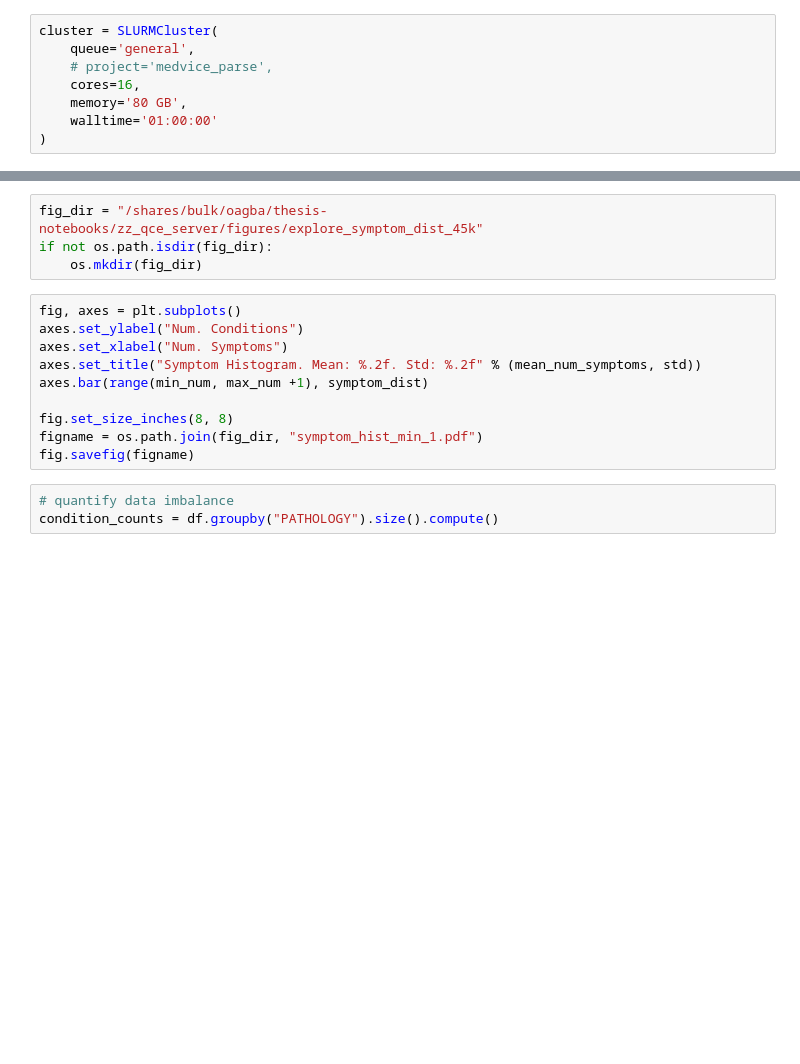
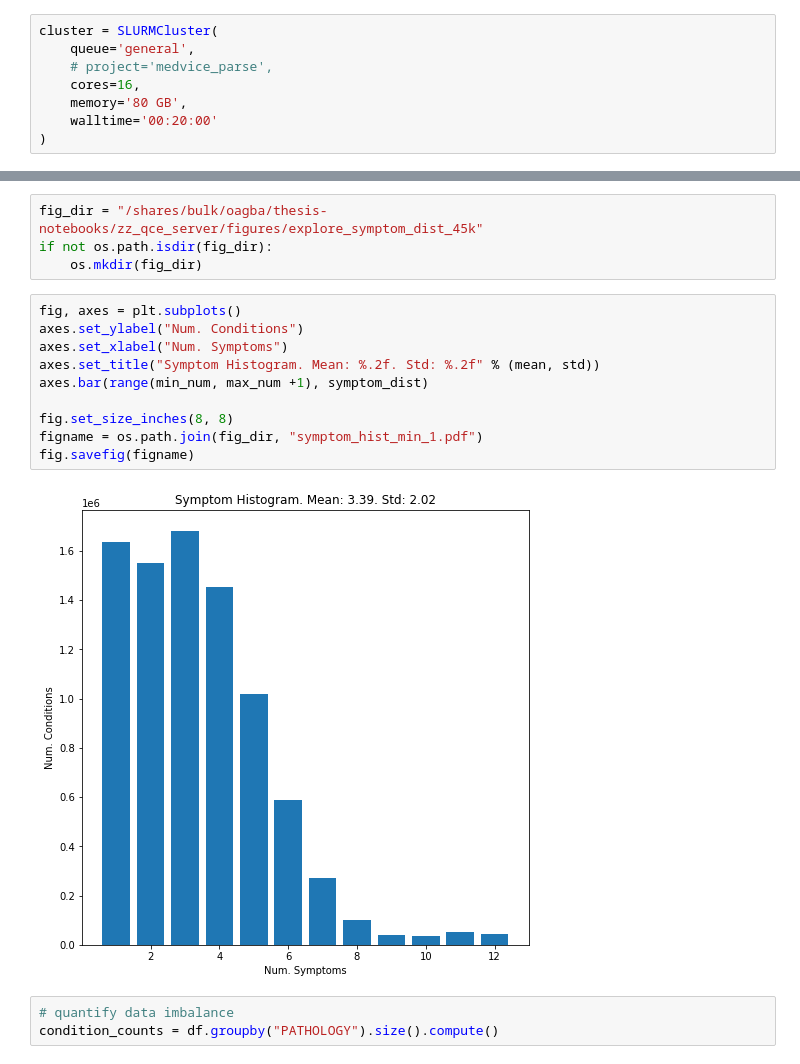
Before and after one commit to teliov/thesis-notebooks, a Jupyter notebook: zz_qce_server/explore_data.ipynb, the cells around one changed output, grey strips where cells are left out. Cells and saved outputs as stored; diff of their text form; blank space fills up the shorter version.

Commit message:
exploration on symptom distributions

```diff
--- a/zz_qce_server/explore_data.ipynb
+++ b/zz_qce_server/explore_data.ipynb
@@ -16,7 +16,7 @@ cluster = SLURMCluster(
     # project='medvice_parse',
     cores=16,
     memory='80 GB',
-    walltime='01:00:00'
+    walltime='00:20:00'
 )
 # %%
 client = Client(cluster)
@@ -52,13 +52,15 @@ if not os.path.isdir(fig_dir):
 # %%
 fig, axes = plt.subplots()
 axes.set_ylabel("Num. Conditions")
 axes.set_xlabel("Num. Symptoms")
-axes.set_title("Symptom Histogram. Mean: %.2f. Std: %.2f" % (mean_num_symptoms, std))
+axes.set_title("Symptom Histogram. Mean: %.2f. Std: %.2f" % (mean, std))
 axes.bar(range(min_num, max_num +1), symptom_dist)
 
 fig.set_size_inches(8, 8)
 figname = os.path.join(fig_dir, "symptom_hist_min_1.pdf")
 fig.savefig(figname)
+# %% [output]
+[figure, added]
 # %%
 # quantify data imbalance
 condition_counts = df.groupby("PATHOLOGY").size().compute()
```
Also changed, not shown: parts of 11 cells of this notebook, 5 other files.
